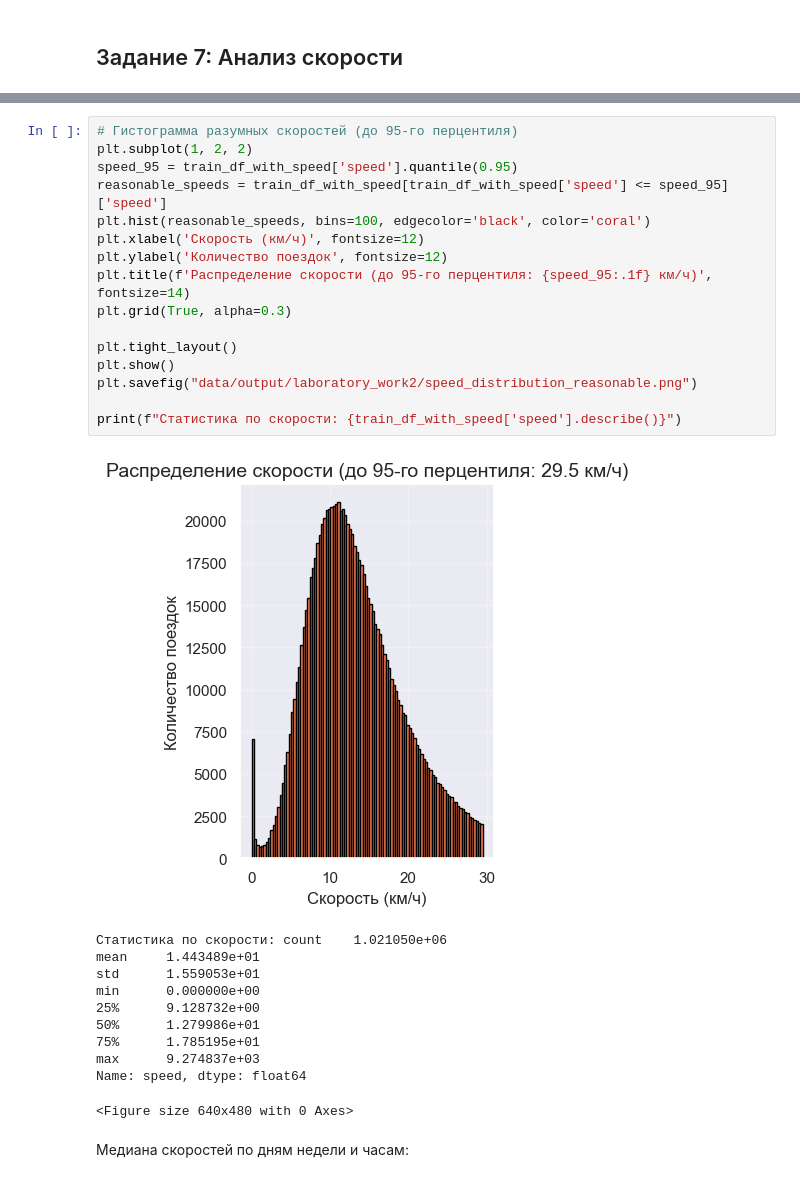
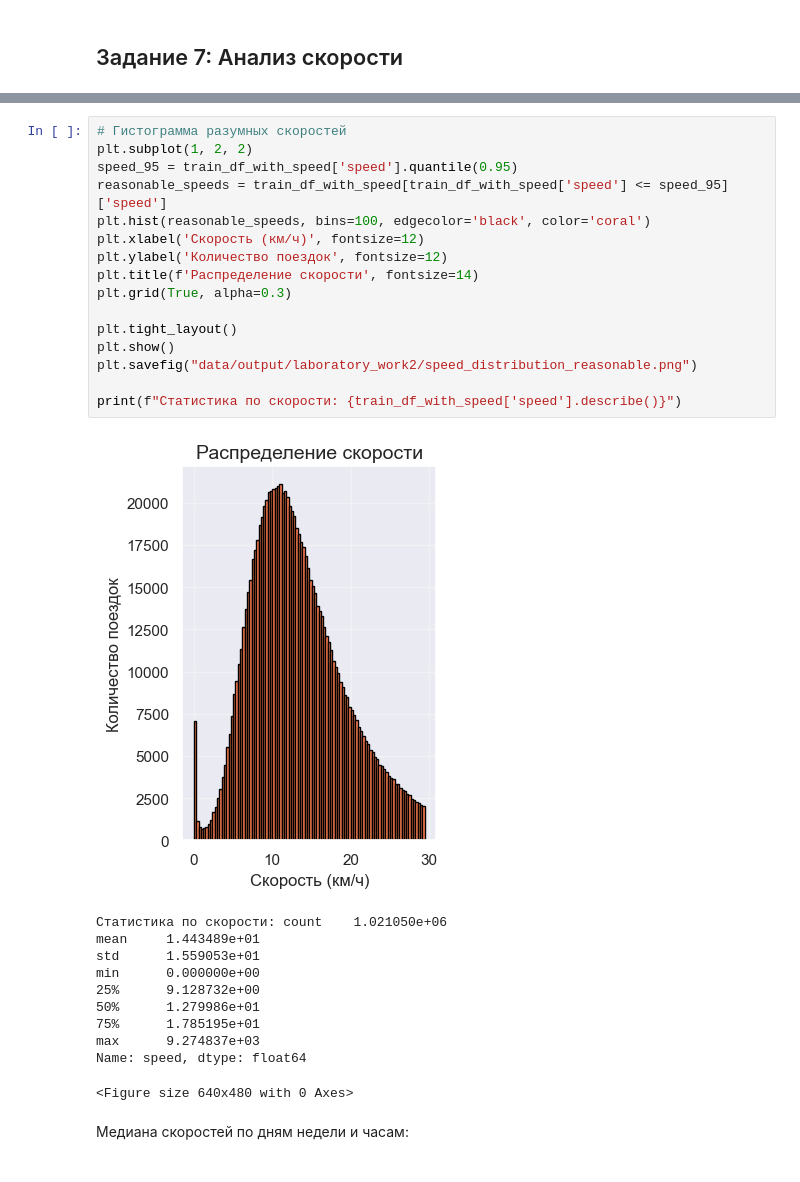
Before and after one commit to damakalshchikov/machine-learning, a Jupyter notebook: laboratory_work2.ipynb, the cells around one changed output, grey strips where cells are left out. Drawn from its saved outputs; the diff is of its cells as text.

```diff
--- a/laboratory_work2.ipynb
+++ b/laboratory_work2.ipynb
@@ -628,21 +628,21 @@ plt.savefig("data/output/laboratory_work2/speed_distribution_all.png")
 # %%
-# Гистограмма разумных скоростей (до 95-го перцентиля)
+# Гистограмма разумных скоростей
 plt.subplot(1, 2, 2)
 speed_95 = train_df_with_speed['speed'].quantile(0.95)
 reasonable_speeds = train_df_with_speed[train_df_with_speed['speed'] <= speed_95]['speed']
 plt.hist(reasonable_speeds, bins=100, edgecolor='black', color='coral')
 plt.xlabel('Скорость (км/ч)', fontsize=12)
 plt.ylabel('Количество поездок', fontsize=12)
-plt.title(f'Распределение скорости (до 95-го перцентиля: {speed_95:.1f} км/ч)', fontsize=14)
+plt.title(f'Распределение скорости', fontsize=14)
 plt.grid(True, alpha=0.3)
 
 plt.tight_layout()
 plt.show()
 plt.savefig("data/output/laboratory_work2/speed_distribution_reasonable.png")
 
 print(f"Статистика по скорости: {train_df_with_speed['speed'].describe()}")
 # %% [output]
-[figure, old version]
+[figure, new version]
 Статистика по скорости: count    1.021050e+06
 mean     1.443489e+01
 std      1.559053e+01
```
Also changed, not shown: parts of 27 cells of this notebook.
